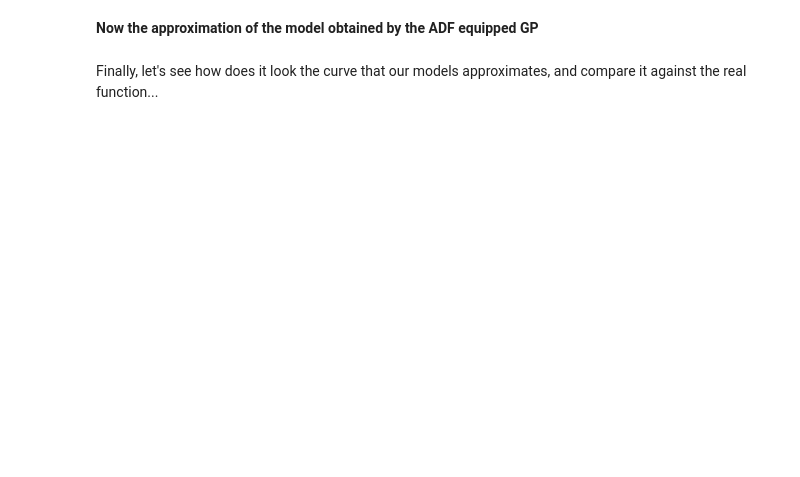
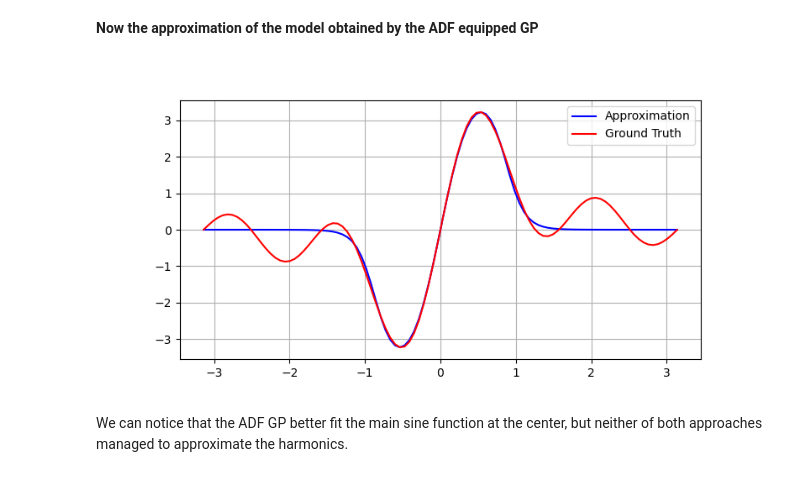
Before and after one commit to l1n0b1/TurboGP, a Jupyter notebook: TGP/E. Complete ADF example and comparison.ipynb, the cells around one changed output. Drawn from its saved outputs; the diff is of its cells as text; code cells hidden in the pictures; blank space fills up the shorter version.

```diff
--- a/TGP/E. Complete ADF example and comparison.ipynb
+++ b/TGP/E. Complete ADF example and comparison.ipynb
@@ -384,22 +452,24 @@ plt.show()
 # %% [markdown]
 __Now the approximation of the model obtained by the ADF equipped GP__
 # %%
-x = x_testing
+x = x_training
 
 y = np.zeros(100)
-y2 = y_testing
+y2 = y_training
 
 for i in range(100):
     y[i] = ADFsolver.predict(x[i])
 #    y2[i] = np.sin(x[i])
 
 
 fig = plt.figure(figsize=(8,4))
 ax = fig.add_subplot(111)
 ax.grid(True)
 
 line1, = ax.plot(x, y, 'b-', label='Approximation')
 line2, = ax.plot(x, y2, 'r-', label='Ground Truth')
 
 ax.legend()
 plt.show()
+# %% [output]
+[figure, added]
@@ -410,2 +476,2 @@ nx.draw(graph, pos=nx.nx_agraph.graphviz_layout(graph.reverse(), prog="dot"), wi
-# %% [markdown]
-Finally, let's see how does it look the curve that our models approximates, and compare it against the real function...
+# %% [markdown]
+We can notice that the ADF GP better fit the main sine function at the center, but neither of both approaches managed to approximate the harmonics.
```
Also changed, not shown: parts of 29 cells of this notebook, 11 other files.
